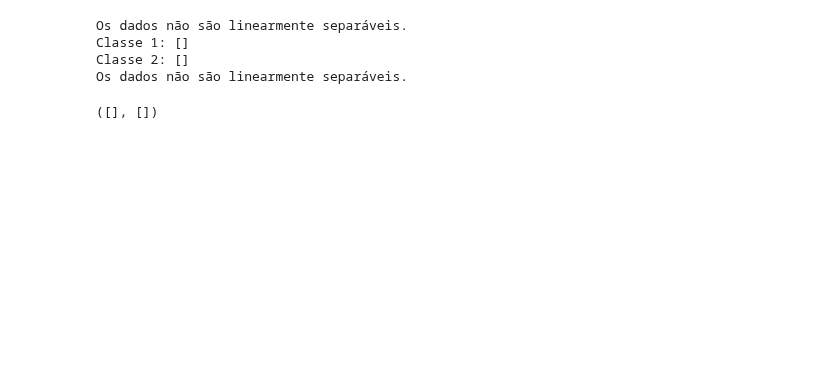
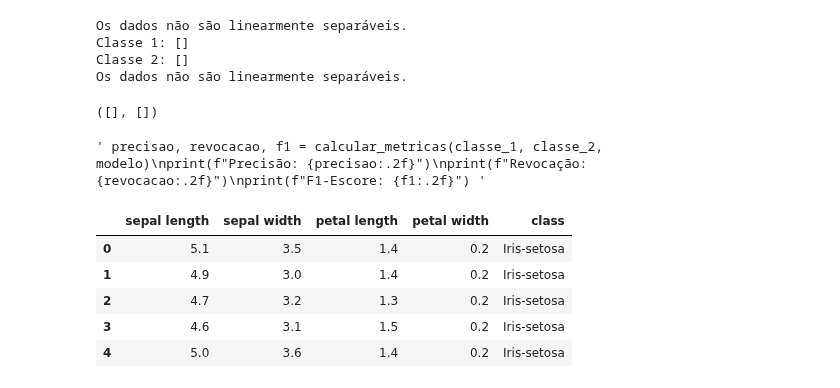
Before and after one commit to marcelomrad/Classificador_Linear, a Jupyter notebook: main.ipynb, the cells around one changed output. Saved outputs shown, nothing was run; the diff lists cells and outputs as text; code cells hidden in the pictures; blank space fills up the shorter version.

```diff
--- a/main.ipynb
+++ b/main.ipynb
@@ -457,11 +454,32 @@ def calcular_metricas(pontos1, pontos2, modelo):
 
     precisao = VP / (VP + FP) if (VP + FP) != 0 else 0
     revocacao = VP / (VP + FN) if (VP + FN) != 0 else 0
-    f1_escore = 2 * (precisao * revocacao) / (precisao + revocacao) if (precisao + revocacao) != 0 else 0
+    f1_score = 2 * (precisao * revocacao) / (precisao + revocacao) if (precisao + revocacao) != 0 else 0
 
-    return precisao, revocacao, f1_escore
+    return precisao, revocacao, f1_score
 
-precisao, revocacao, f1 = calcular_metricas(classe_1, classe_2, modelo)
+""" precisao, revocacao, f1 = calcular_metricas(classe_1, classe_2, modelo)
 print(f"Precisão: {precisao:.2f}")
 print(f"Revocação: {revocacao:.2f}")
-print(f"F1-Escore: {f1:.2f}")
+print(f"F1-score: {f1:.2f}") """
+# %% [output]
+' precisao, revocacao, f1 = calcular_metricas(classe_1, classe_2, modelo)\nprint(f"Precisão: {precisao:.2f}")\nprint(f"Revocação: {revocacao:.2f}")\nprint(f"F1-Escore: {f1:.2f}") '
+# %%
+from ucimlrepo import fetch_ucirepo
+
+# fetch dataset
+iris = fetch_ucirepo(id=53)
+
+# data (as pandas dataframes)
+x = iris.data.features
+y = iris.data.targets
+
+irisData = pd.concat([x, y], axis=1)
+irisData.head()
+# %% [output]
+|  | sepal length | sepal width | petal length | petal width | class |
+| 0 | 5.1 | 3.5 | 1.4 | 0.2 | Iris-setosa |
+| 1 | 4.9 | 3.0 | 1.4 | 0.2 | Iris-setosa |
+| 2 | 4.7 | 3.2 | 1.3 | 0.2 | Iris-setosa |
+| 3 | 4.6 | 3.1 | 1.5 | 0.2 | Iris-setosa |
+| 4 | 5.0 | 3.6 | 1.4 | 0.2 | Iris-setosa |
```
Also changed, not shown: parts of 11 cells of this notebook.
